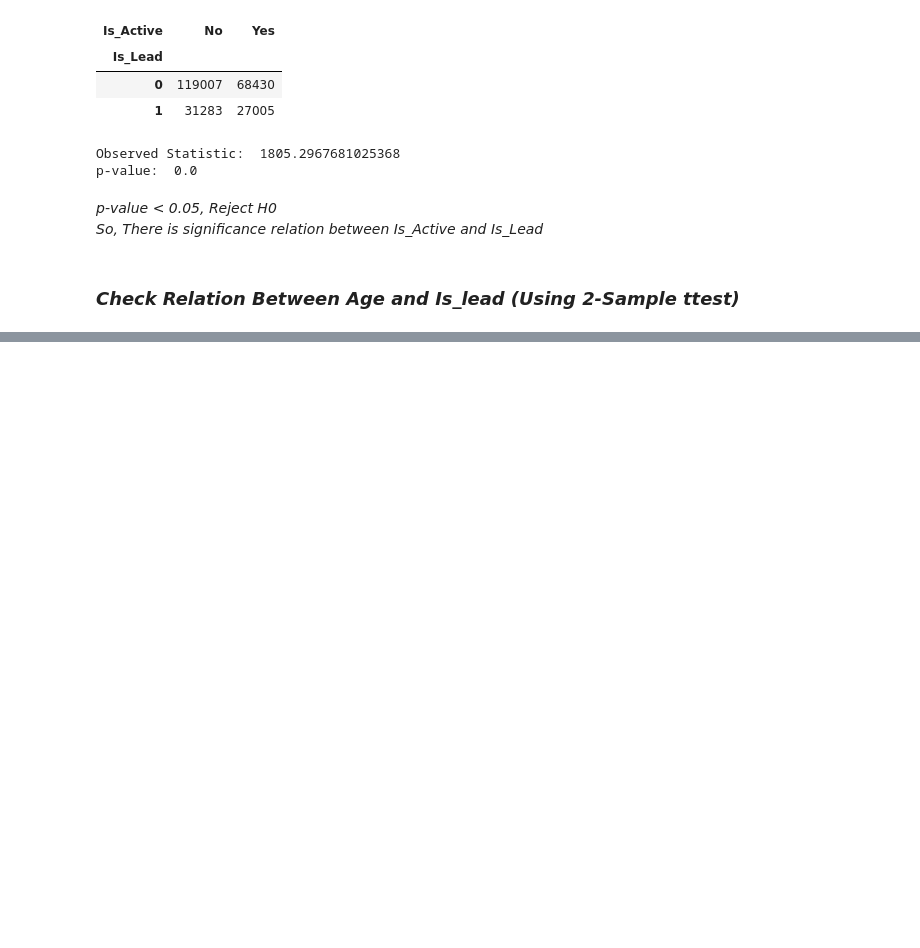
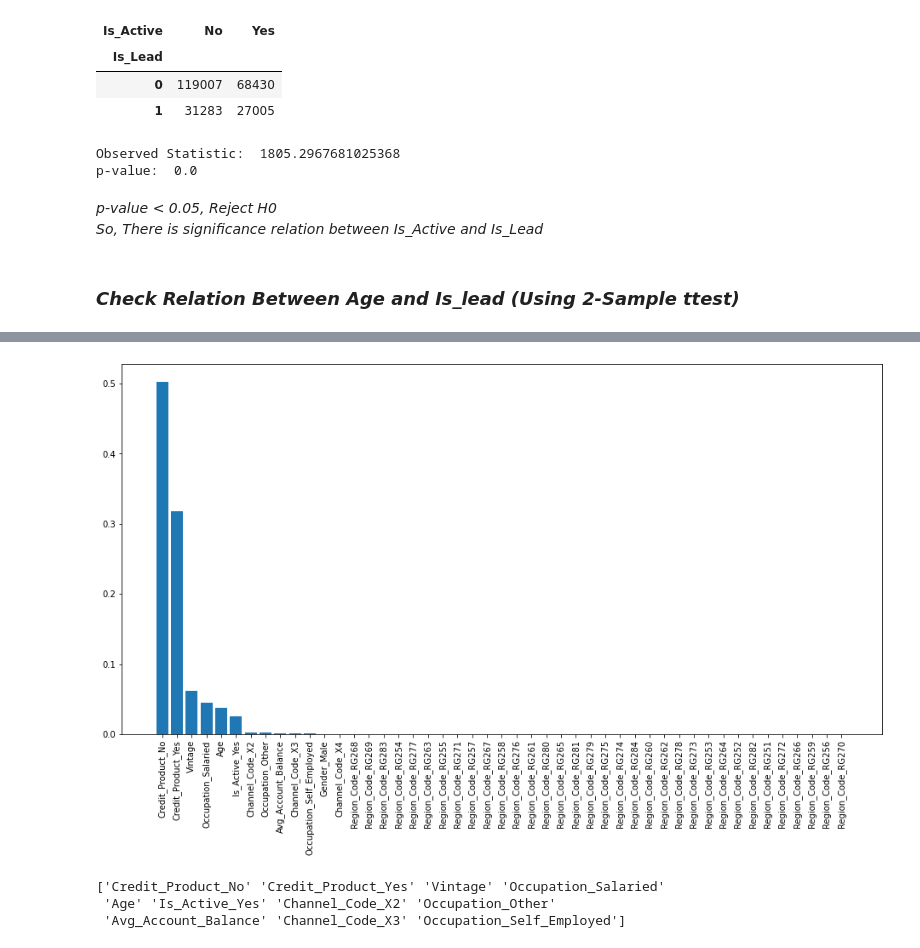
Before and after one commit to manoj25hyd/Credit-Card-Lead-Prediction, a Jupyter notebook: Hypothesis testing.ipynb, the cells around one changed output, grey strips where cells are left out. Drawn from its saved outputs; the diff is of its cells as text; code cells hidden in the pictures; blank space fills up the shorter version.

```diff
--- a/Hypothesis testing.ipynb
+++ b/Hypothesis testing.ipynb
@@ -269,0 +565,4 @@ p-value:  0.0
+# %%
+# Select Features
+selected_features = features_df[features_df["Feature Importance"] > 0.004]["Feature"].unique()
+print(selected_features)
@@ -269,0 +580,12 @@ p-value:  0.0
+# %%
+# Build AdaboostClassifier
+adc_model = AdaBoostClassifier()
+# Fit the Data
+adc_model.fit(X_train[selected_features], y_train)
+# Predict with X_test
+y_pred = adc_model.predict(X_test[selected_features])
+# Print ROC AUC Score
+print("ROC AUC Score:", roc_auc_score(y_test, adc_model.predict_proba(X_test[selected_features])[:,1]))
+# Confusion Matrix and Classification Report
+print(confusion_matrix(y_test, y_pred))
+print(classification_report(y_test, y_pred))
@@ -269,0 +604,12 @@ p-value:  0.0
+# %%
+# Build Gradient Boositng Model
+gbc_model = GradientBoostingClassifier()
+# Fit the Data
+gbc_model.fit(X_train, y_train)
+# Predict with X_test
+y_pred = gbc_model.predict(X_test)
+# Print ROC AUC Score
+print("ROC AUC Score:", roc_auc_score(y_test, gbc_model.predict_proba(X_test)[:,1]))
+# Confusion Matrix and Classification Report
+print(confusion_matrix(y_test, y_pred))
+print(classification_report(y_test, y_pred))
@@ -269,0 +628,23 @@ p-value:  0.0
+# %%
+# Create Dataframe with Feature Importances
+features_df = pd.DataFrame({"Feature": X_train.columns,
+                            "Feature Importance": gbc_model.feature_importances_})
+
+# Sort features_df by feature importance
+features_df = features_df.sort_values(by = "Feature Importance", ascending = False)
+
+# Plot the feature importances
+plt.figure(figsize = (16,8))
+plt.bar(x = features_df["Feature"], height = features_df["Feature Importance"])
+plt.xticks(rotation = "vertical")
+plt.show()
+# %% [output]
+[figure, added]
+# %%
+# Select Features
+selected_features = features_df[features_df["Feature Importance"] > 0.001]["Feature"].unique()
+print(selected_features)
+# %% [output]
+['Credit_Product_No' 'Credit_Product_Yes' 'Vintage' 'Occupation_Salaried'
+ 'Age' 'Is_Active_Yes' 'Channel_Code_X2' 'Occupation_Other'
+ 'Avg_Account_Balance' 'Channel_Code_X3' 'Occupation_Self_Employed']
```
Also changed, not shown: parts of 40 cells of this notebook.
